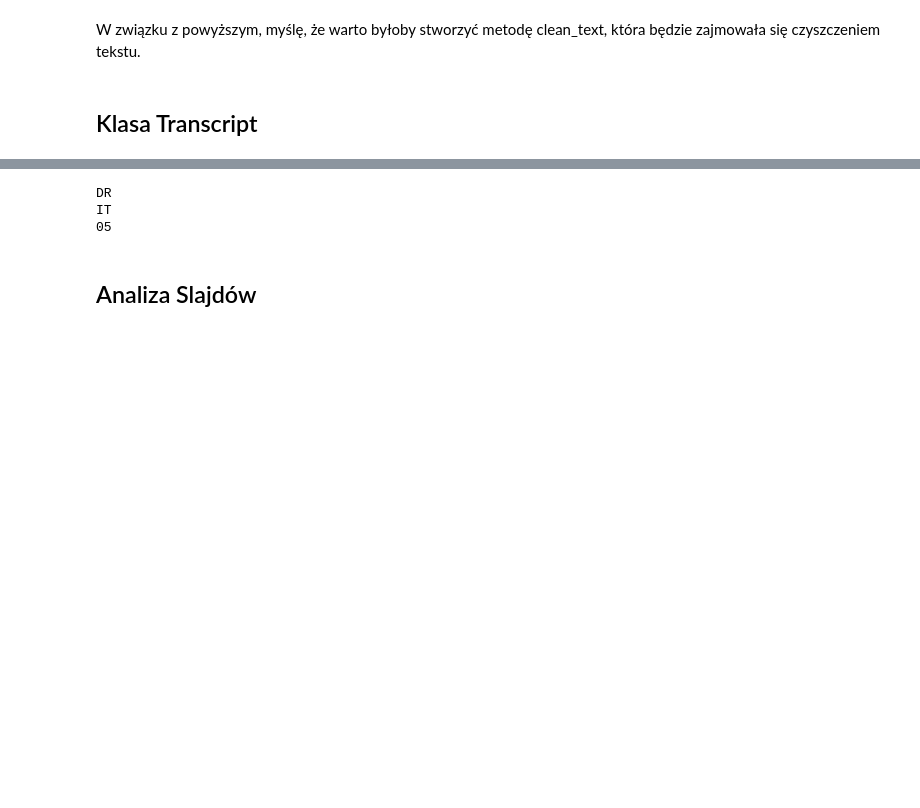
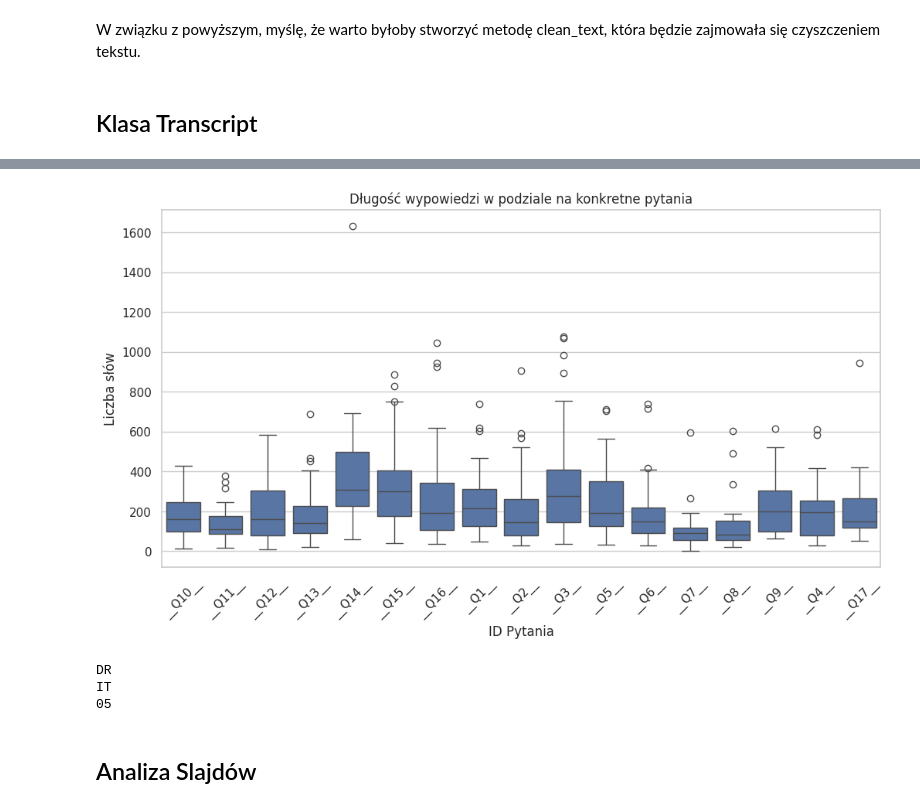
Before and after one commit to LukashWalancik/xaifungi-analysis, a Jupyter notebook: analysis.ipynb, the cells around one changed output, grey strips where cells are left out. Cells and saved outputs as stored; diff of their text form; code cells hidden in the pictures; blank space fills up the shorter version.

```diff
--- a/analysis.ipynb
+++ b/analysis.ipynb
@@ -268,3 +371,13 @@ class Transcript:
+# %%
+plt.figure(figsize=(12, 6))
+sns.boxplot(data=df_questions, x='segment_id', y='words_count')
+plt.title('Długość wypowiedzi w podziale na konkretne pytania')
+plt.xlabel('ID Pytania')
+plt.ylabel('Liczba słów')
+plt.xticks(rotation=45)
+plt.show()
+# %% [output]
+[figure, added]
 # %%
 t1 = Transcript(Path('/content/transcripts/DR_IT_05.csv'))
 # %%
```
Also changed, not shown: parts of 18 cells of this notebook.
